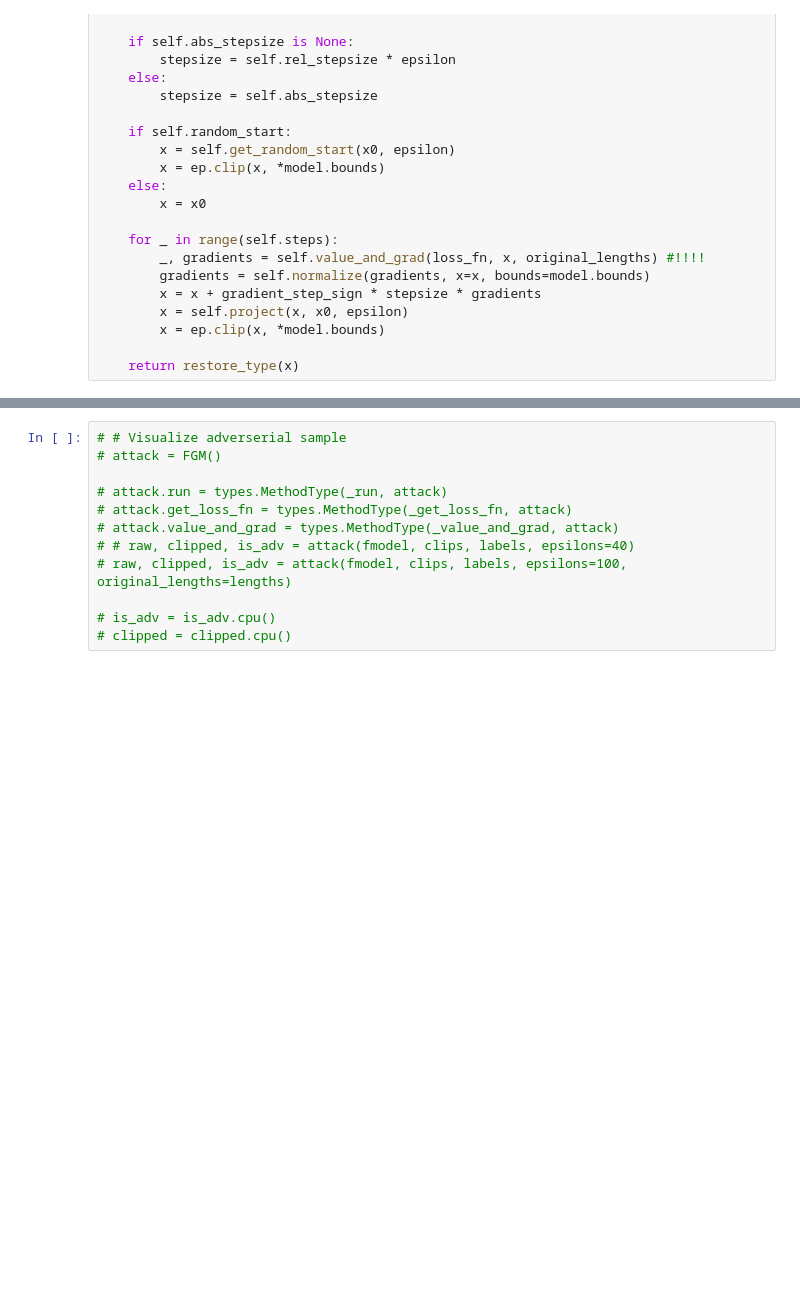
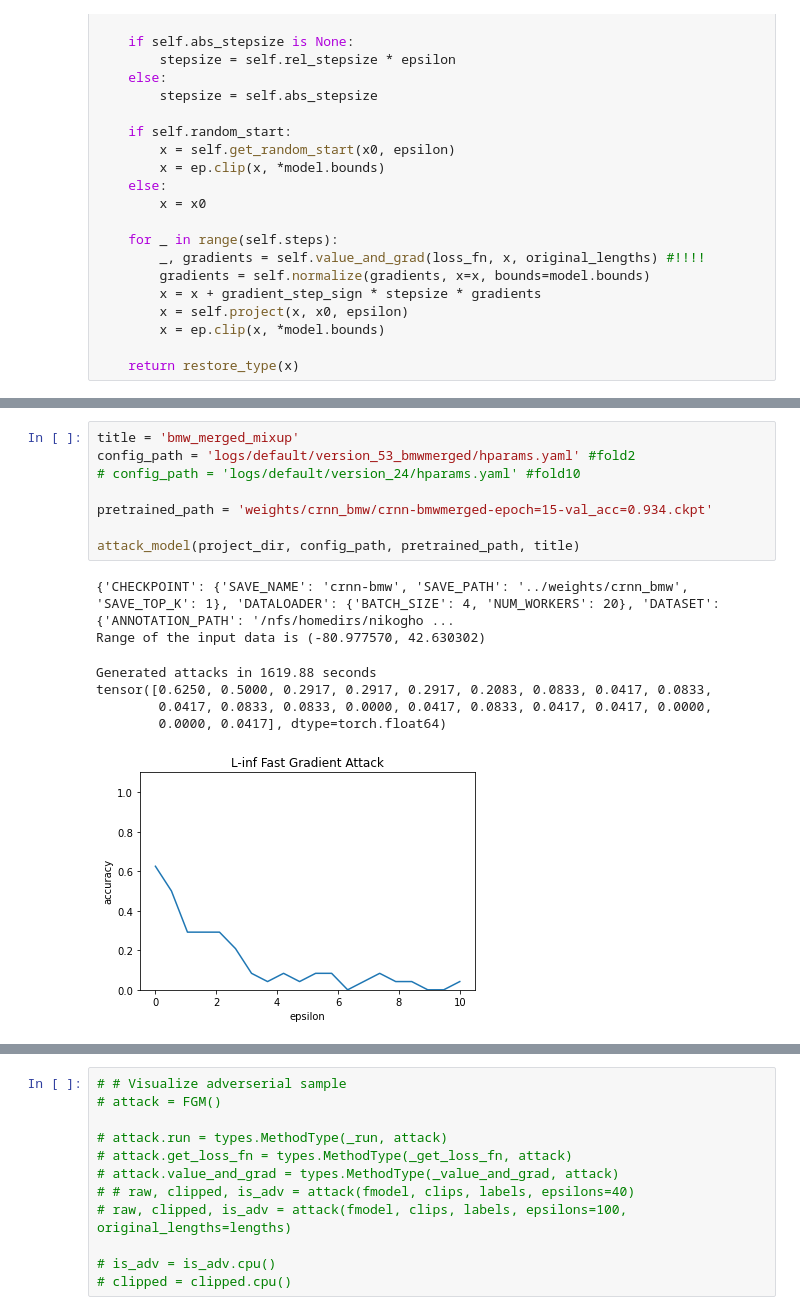
Before and after one commit to Vardanush/Robust-audio-classification, a Jupyter notebook: notebooks/foolbox_attacks.ipynb, the cells around one changed output, grey strips where cells are left out. Drawn from its saved outputs; the diff is of its cells as text; blank space fills up the shorter version.

```diff
--- a/notebooks/foolbox_attacks.ipynb
+++ b/notebooks/foolbox_attacks.ipynb
@@ -193 +198,17 @@ def attack_model(project_dir, config_path, pretrained_path, title):
+# %%
+title = 'bmw_merged_mixup'
+config_path = 'logs/default/version_53_bmwmerged/hparams.yaml' #fold2
+# config_path = 'logs/default/version_24/hparams.yaml' #fold10
+
+pretrained_path = 'weights/crnn_bmw/crnn-bmwmerged-epoch=15-val_acc=0.934.ckpt'
+
+attack_model(project_dir, config_path, pretrained_path, title)
+# %% [output]
+{'CHECKPOINT': {'SAVE_NAME': 'crnn-bmw', 'SAVE_PATH': '../weights/crnn_bmw', 'SAVE_TOP_K': 1}, 'DATALOADER': {'BATCH_SIZE': 4, 'NUM_WORKERS': 20}, 'DATASET': {'ANNOTATION_PATH': '/nfs/homedirs/nikogho ...
+Range of the input data is (-80.977570, 42.630302)
+Generated attacks in 1619.88 seconds
+tensor([0.6250, 0.5000, 0.2917, 0.2917, 0.2917, 0.2083, 0.0833, 0.0417, 0.0833,
+        0.0417, 0.0833, 0.0833, 0.0000, 0.0417, 0.0833, 0.0417, 0.0417, 0.0000,
+        0.0000, 0.0417], dtype=torch.float64)
+[figure, added]
 # %%
```
Also changed, not shown: parts of 13 cells of this notebook, 29 other files.
